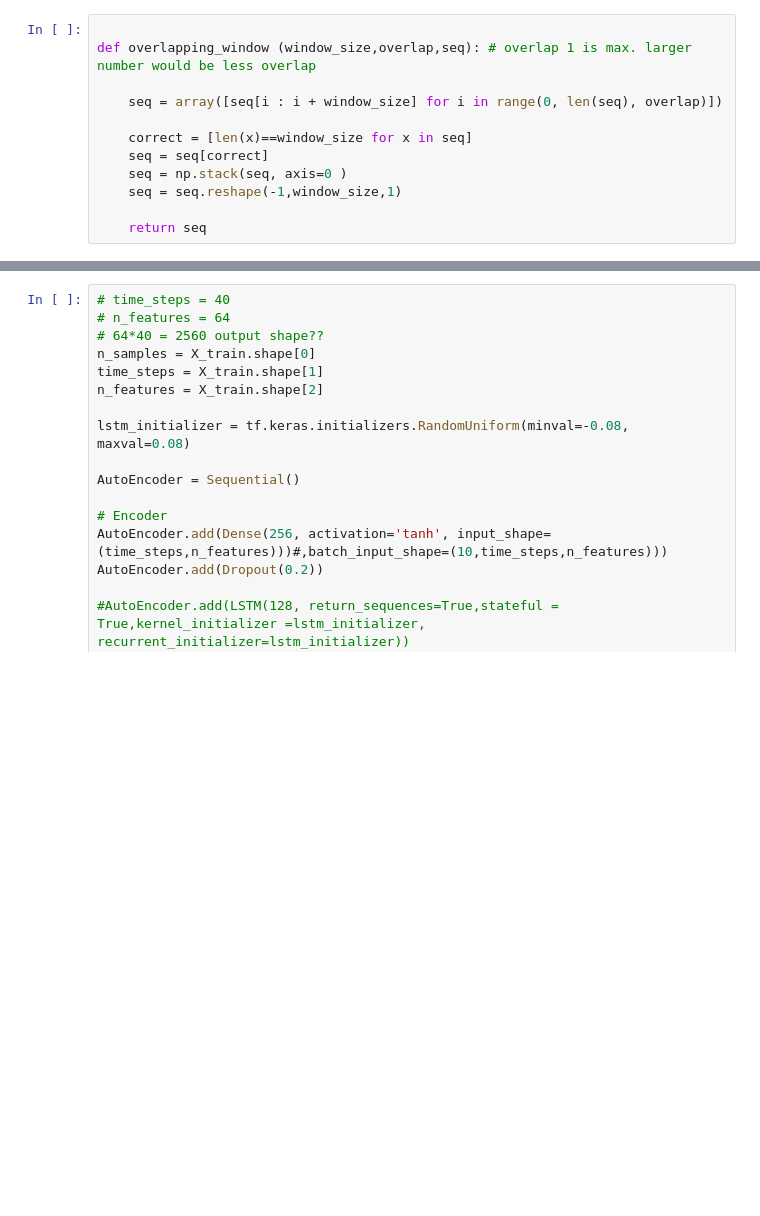
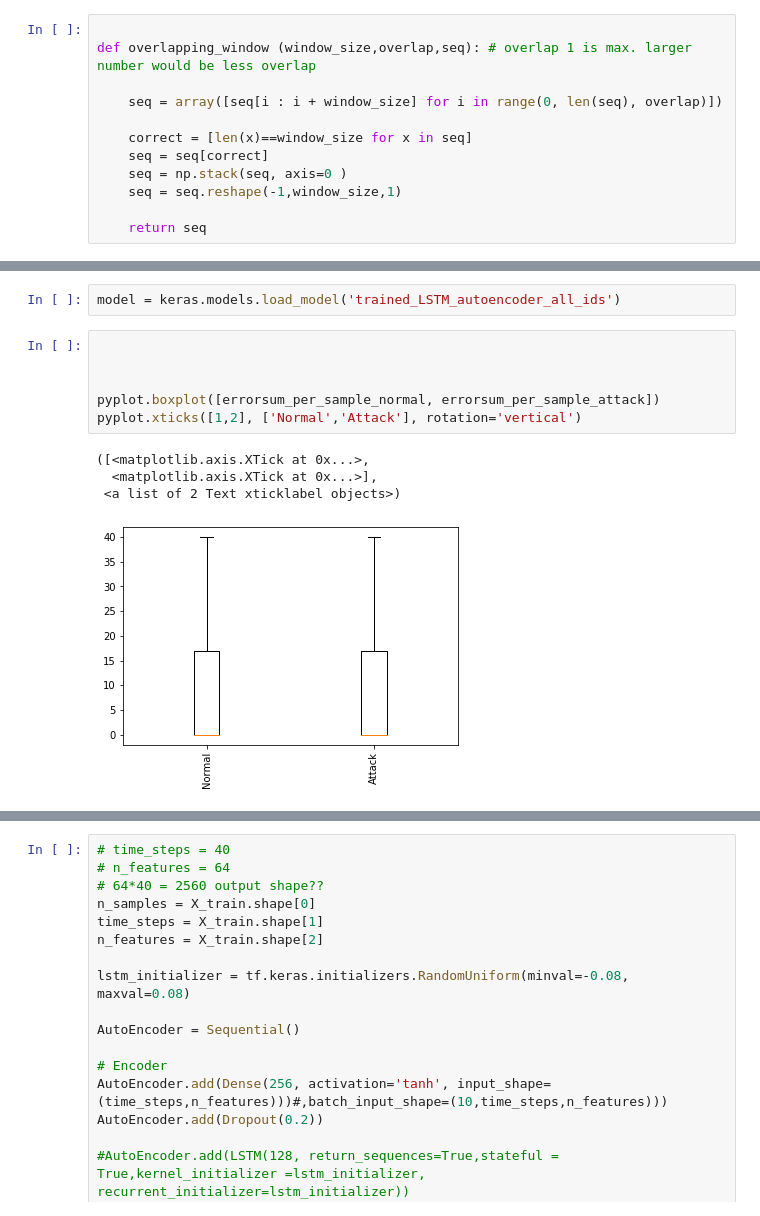
Before and after one commit to ellensanden/MLAnomalyDetection, a Jupyter notebook: test_stuff/CANnolo.ipynb, the cells around one changed output, grey strips where cells are left out. Cells and saved outputs as stored; diff of their text form; blank space fills up the shorter version.

Commit message:
all ids + attack

```diff
--- a/test_stuff/CANnolo.ipynb
+++ b/test_stuff/CANnolo.ipynb
@@ -104,0 +228,13 @@ print(X_train[1,30:41,60])
+# %%
+model = keras.models.load_model('trained_LSTM_autoencoder_all_ids')
+# %%
+
+
+
+pyplot.boxplot([errorsum_per_sample_normal, errorsum_per_sample_attack])
+pyplot.xticks([1,2], ['Normal','Attack'], rotation='vertical')
+# %% [output]
+([<matplotlib.axis.XTick at 0x...>,
+  <matplotlib.axis.XTick at 0x...>],
+ <a list of 2 Text xticklabel objects>)
+[figure, added]
```
Also changed, not shown: parts of 11 cells of this notebook.
